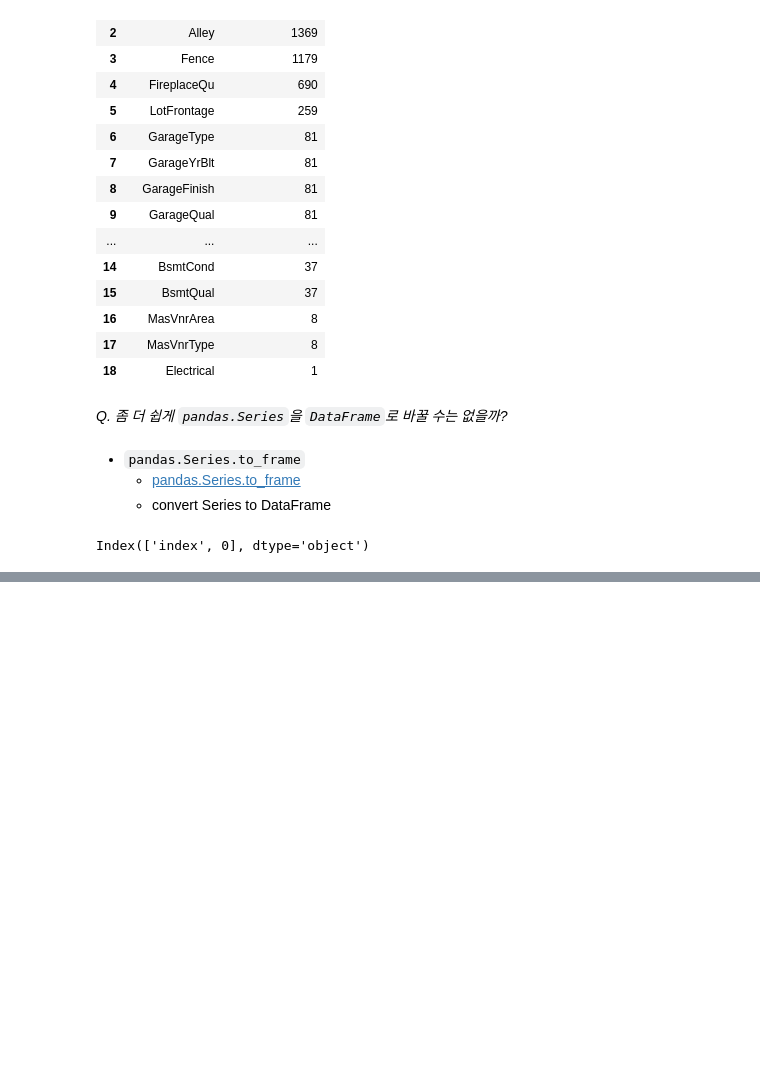
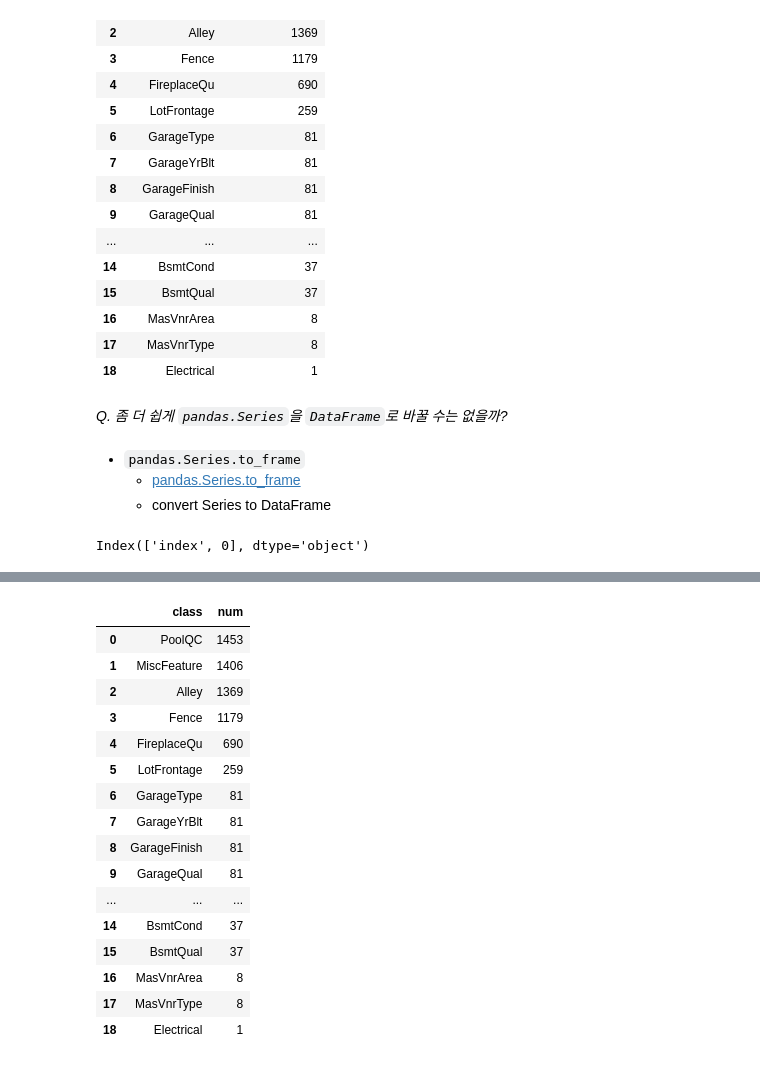
Before and after one commit to Steve-YJ/Explore-Kaggle, a Jupyter notebook: 02. House Price/01. EDA House Prices.ipynb, the cells around one changed output, grey strips where cells are left out. Drawn from its saved outputs; the diff is of its cells as text; code cells hidden in the pictures; blank space fills up the shorter version.

```diff
--- a/02. House Price/01. EDA House Prices.ipynb
+++ b/02. House Price/01. EDA House Prices.ipynb
@@ -426,0 +450,21 @@ df_isna[df_isna.null_num>0].sort_values(by='null_num', ascending=False).style.ba
+# %%
+df_isna = df_isna[df_isna.num > 0].sort_values(by='num', ascending=False).reset_index().drop(labels='index', axis=1)
+df_isna
+# %% [output]
+|  | class | num |
+| 0 | PoolQC | 1453 |
+| 1 | MiscFeature | 1406 |
+| 2 | Alley | 1369 |
+| 3 | Fence | 1179 |
+| 4 | FireplaceQu | 690 |
+| 5 | LotFrontage | 259 |
+| 6 | GarageType | 81 |
+| 7 | GarageYrBlt | 81 |
+| 8 | GarageFinish | 81 |
+| 9 | GarageQual | 81 |
+| ... | ... | ... |
+| 14 | BsmtCond | 37 |
+| 15 | BsmtQual | 37 |
+| 16 | MasVnrArea | 8 |
+| 17 | MasVnrType | 8 |
+| 18 | Electrical | 1 |
```
Also changed, not shown: parts of 10 cells of this notebook.
